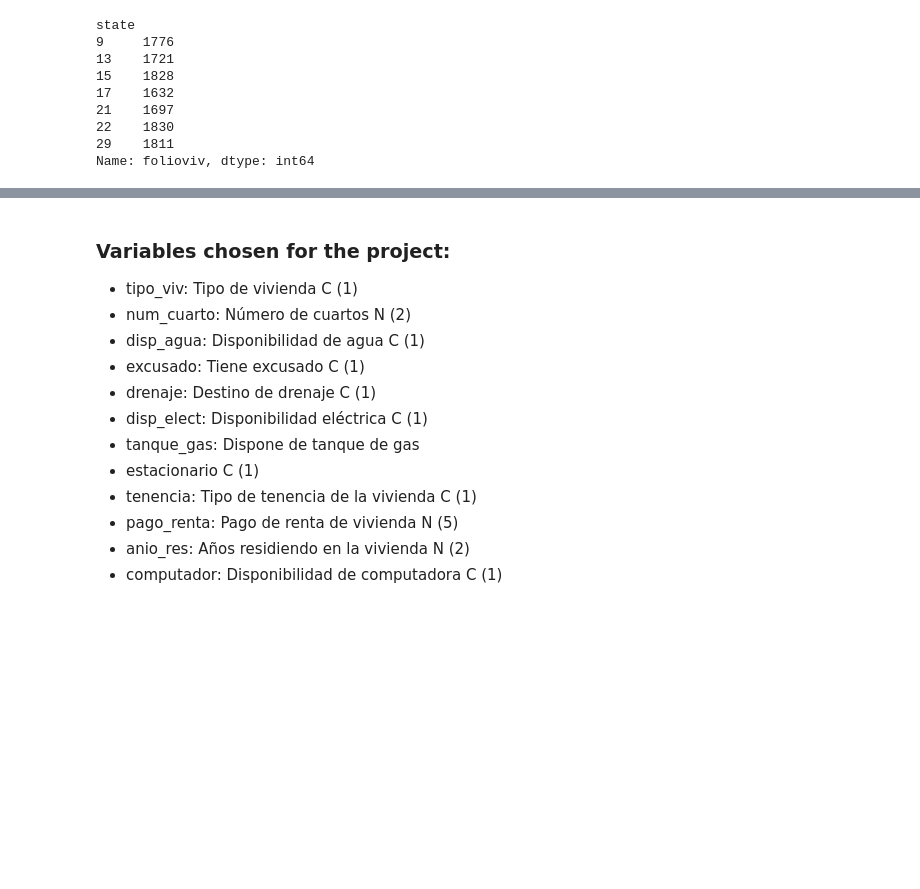
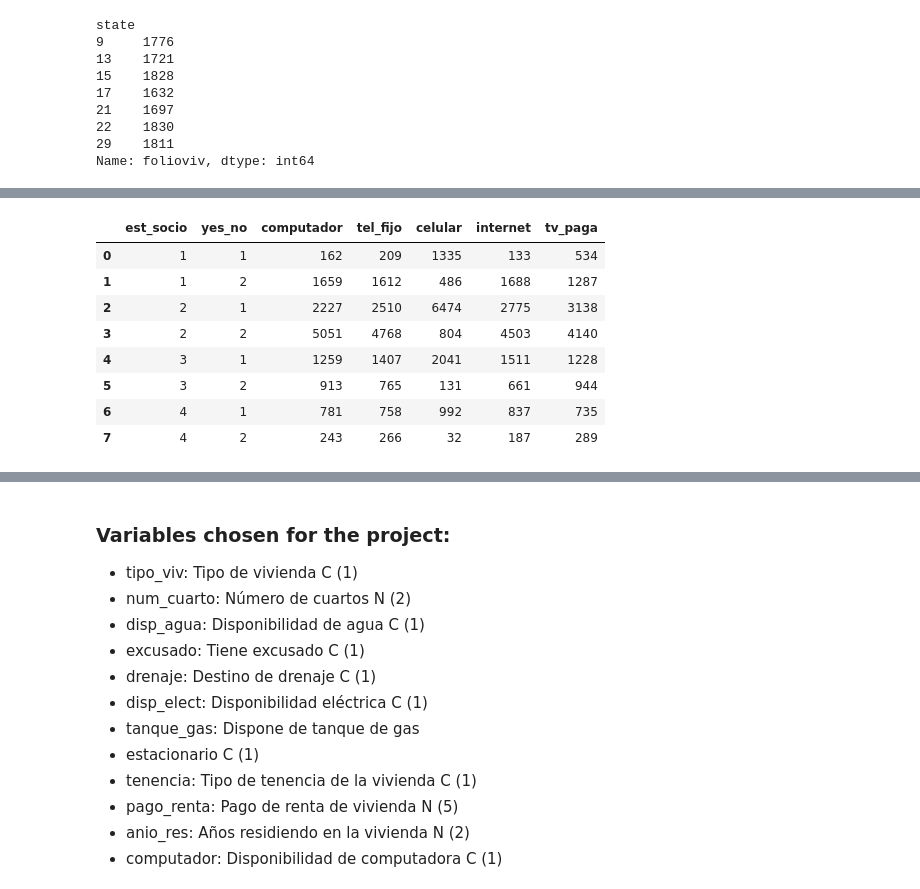
Before and after one commit to bkachava/d5survey, a Jupyter notebook: Notebooks/data_mega_ENH.ipynb, the cells around one changed output, grey strips where cells are left out. Cells and saved outputs as stored; diff of their text form; code cells hidden in the pictures; blank space fills up the shorter version.

```diff
--- a/Notebooks/data_mega_ENH.ipynb
+++ b/Notebooks/data_mega_ENH.ipynb
@@ -181,0 +223,18 @@ Name: ubica_geo, Length: 249, dtype: int64
+# %%
+# Get information for the graph - totals by variable group by estrato socioeconomico
+graph_df = viv_mega_df.groupby(['est_socio']).agg({i:'value_counts' for i in viv_mega_df.columns[97:102]})
+graph_df.reset_index(inplace=True)
+graph_df.rename(columns={"level_0":"est_socio", "level_1":"yes_no"}, inplace=True)
+# %%
+# Show results
+graph_df
+# %% [output]
+|  | est_socio | yes_no | computador | tel_fijo | celular | internet | tv_paga |
+| 0 | 1 | 1 | 162 | 209 | 1335 | 133 | 534 |
+| 1 | 1 | 2 | 1659 | 1612 | 486 | 1688 | 1287 |
+| 2 | 2 | 1 | 2227 | 2510 | 6474 | 2775 | 3138 |
+| 3 | 2 | 2 | 5051 | 4768 | 804 | 4503 | 4140 |
+| 4 | 3 | 1 | 1259 | 1407 | 2041 | 1511 | 1228 |
+| 5 | 3 | 2 | 913 | 765 | 131 | 661 | 944 |
+| 6 | 4 | 1 | 781 | 758 | 992 | 837 | 735 |
+| 7 | 4 | 2 | 243 | 266 | 32 | 187 | 289 |
```
Also changed, not shown: parts of 19 cells of this notebook.
